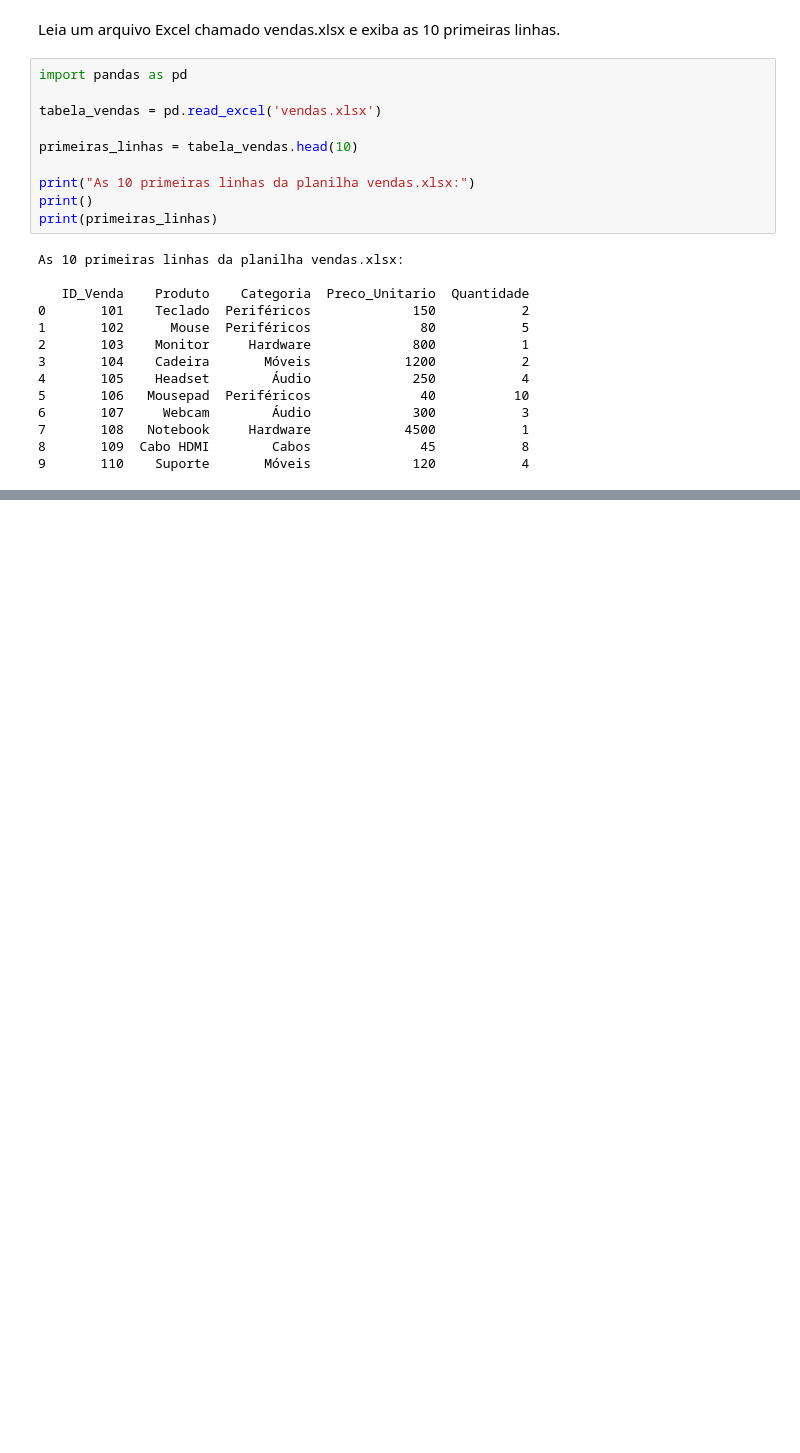
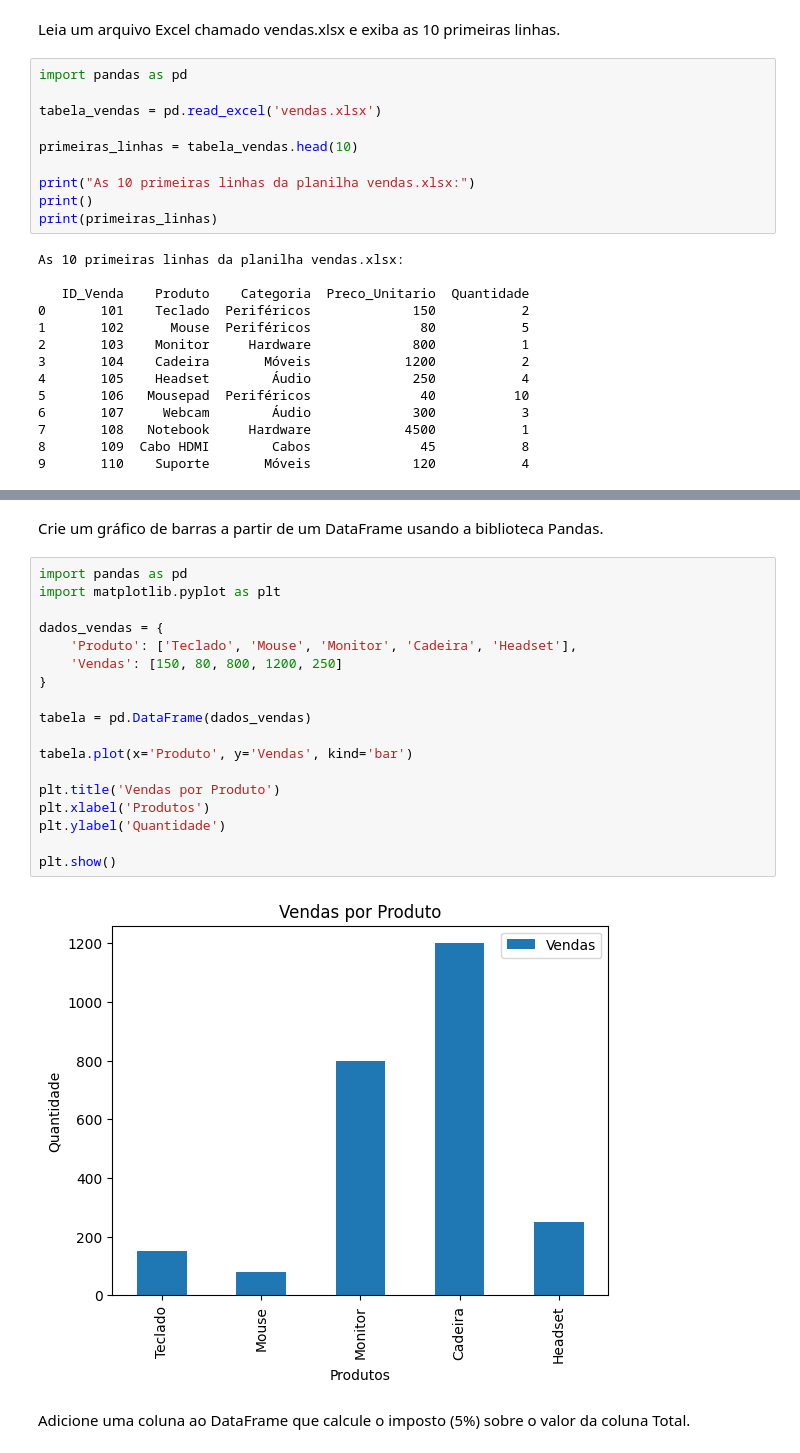
Before and after one commit to anaraquelslv/inteligencia-artificial-umc, a Jupyter notebook: numpy_scipy_pandas_matplotlib.ipynb, the cells around one changed output, grey strips where cells are left out. Cells and saved outputs as stored; diff of their text form; blank space fills up the shorter version.

```diff
--- a/numpy_scipy_pandas_matplotlib.ipynb
+++ b/numpy_scipy_pandas_matplotlib.ipynb
@@ -1146,0 +1572,24 @@ As 10 primeiras linhas da planilha vendas.xlsx:
+# %% [markdown]
+Crie um gráfico de barras a partir de um DataFrame usando a biblioteca Pandas.
+# %%
+import pandas as pd
+import matplotlib.pyplot as plt
+
+dados_vendas = {
+    'Produto': ['Teclado', 'Mouse', 'Monitor', 'Cadeira', 'Headset'],
+    'Vendas': [150, 80, 800, 1200, 250]
+}
+
+tabela = pd.DataFrame(dados_vendas)
+
+tabela.plot(x='Produto', y='Vendas', kind='bar')
+
+plt.title('Vendas por Produto')
+plt.xlabel('Produtos')
+plt.ylabel('Quantidade')
+
+plt.show()
+# %% [output]
+[figure, added]
+# %% [markdown]
+Adicione uma coluna ao DataFrame que calcule o imposto (5%) sobre o valor da coluna Total.
```
Also changed, not shown: parts of 33 cells of this notebook.
